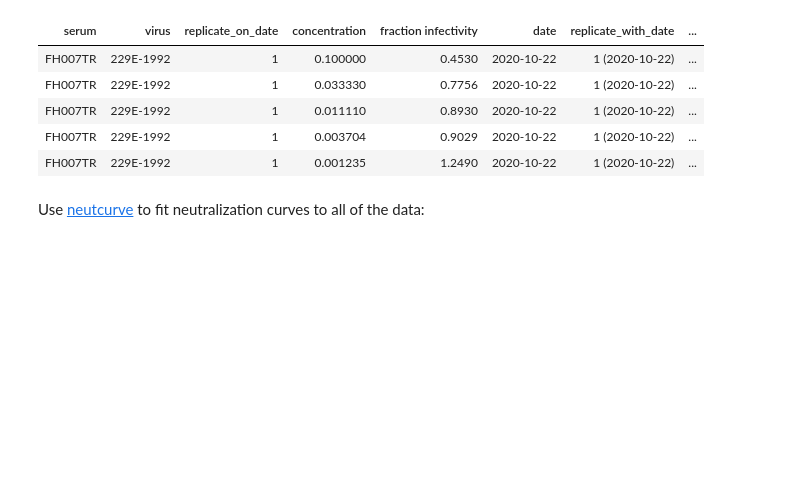
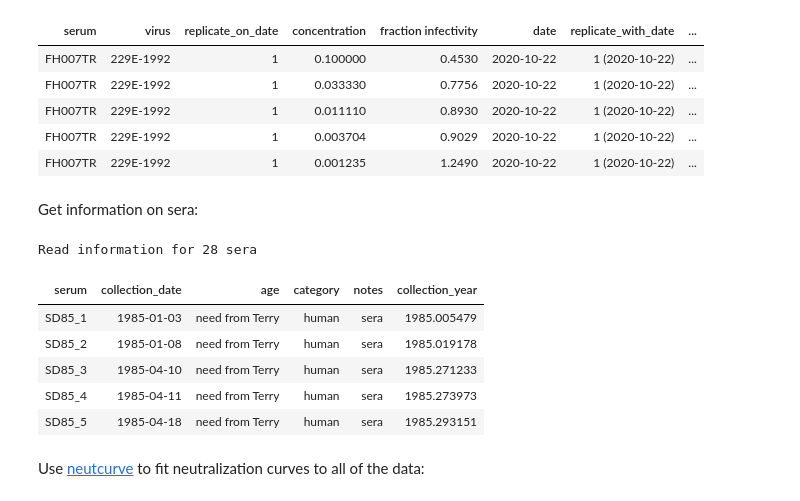
Before and after one commit to jbloomlab/CoV_229E_antigenic_drift, a Jupyter notebook: exptl_data/analyze_neut_data.ipynb, the cells around one changed output. Saved outputs shown, nothing was run; the diff lists cells and outputs as text; code cells hidden in the pictures; blank space fills up the shorter version.

```diff
--- a/exptl_data/analyze_neut_data.ipynb
+++ b/exptl_data/analyze_neut_data.ipynb
@@ -81,6 +83,34 @@ Reading neutralization data from results/fracinfect.csv
 | FH007TR | 229E-1992 | 1 | 0.011110 | 0.8930 | 2020-10-22 | 1 (2020-10-22) | ... |
 | FH007TR | 229E-1992 | 1 | 0.003704 | 0.9029 | 2020-10-22 | 1 (2020-10-22) | ... |
 | FH007TR | 229E-1992 | 1 | 0.001235 | 1.2490 | 2020-10-22 | 1 (2020-10-22) | ... |
+# %% [markdown]
+Get information on sera:
+# %%
+serum_info = (
+    pd.read_csv(serum_info_file)
+    .assign(collection_date=lambda x: pd.to_datetime(x['collection_date']),
+            collection_year=lambda x: x['collection_date'].dt.year +
+                                      (x['collection_date'].dt.dayofyear - 1) / 365,
+            )
+    )
+
+assert len(serum_info) == serum_info['serum'].nunique()
+print(f"Read information for {len(serum_info)} sera")
+
+sera_lacking_info = set(fracinfect['serum']) - set(serum_info['serum'])
+if sera_lacking_info:
+    raise ValueError(f"lacking information for these sera: {sera_lacking_info}")
+
+# show first few lines of sera information data frame:
+display(HTML(serum_info.head().to_html(index=False)))
+# %% [output]
+Read information for 28 sera
+| serum | collection_date | age | category | notes | collection_year |
+| SD85_1 | 1985-01-03 | need from Terry | human | sera | 1985.005479 |
+| SD85_2 | 1985-01-08 | need from Terry | human | sera | 1985.019178 |
+| SD85_3 | 1985-04-10 | need from Terry | human | sera | 1985.271233 |
+| SD85_4 | 1985-04-11 | need from Terry | human | sera | 1985.273973 |
+| SD85_5 | 1985-04-18 | need from Terry | human | sera | 1985.293151 |
 # %% [markdown]
 Use [neutcurve](https://jbloomlab.github.io/neutcurve/) to fit neutralization curves to all of the data:
 # %%
```
Also changed, not shown: parts of 10 cells of this notebook, 11 other files.
